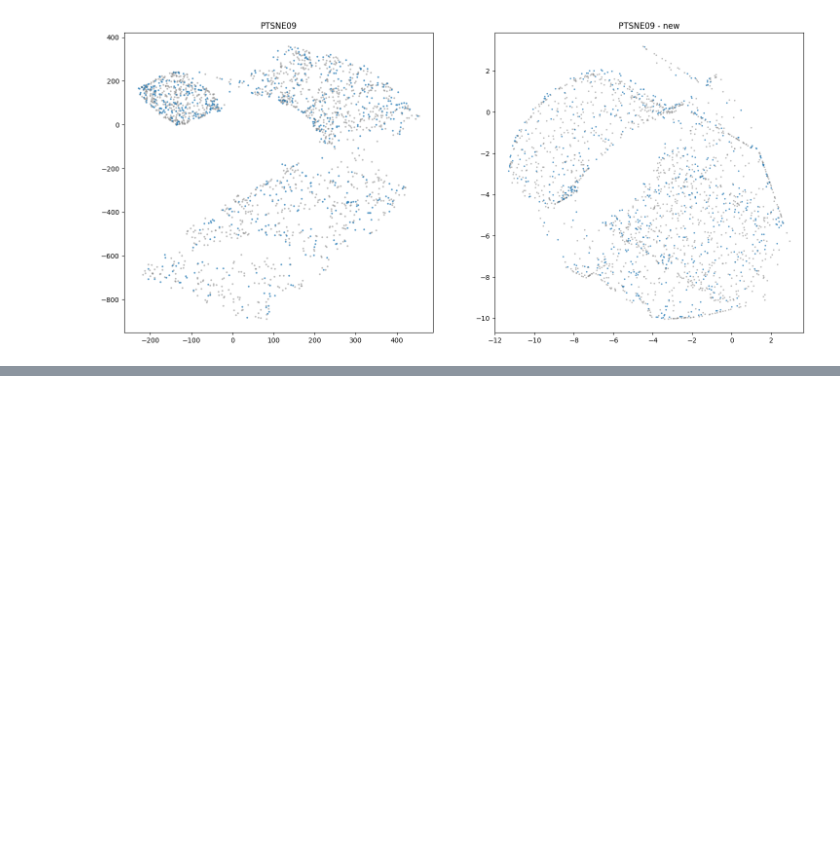
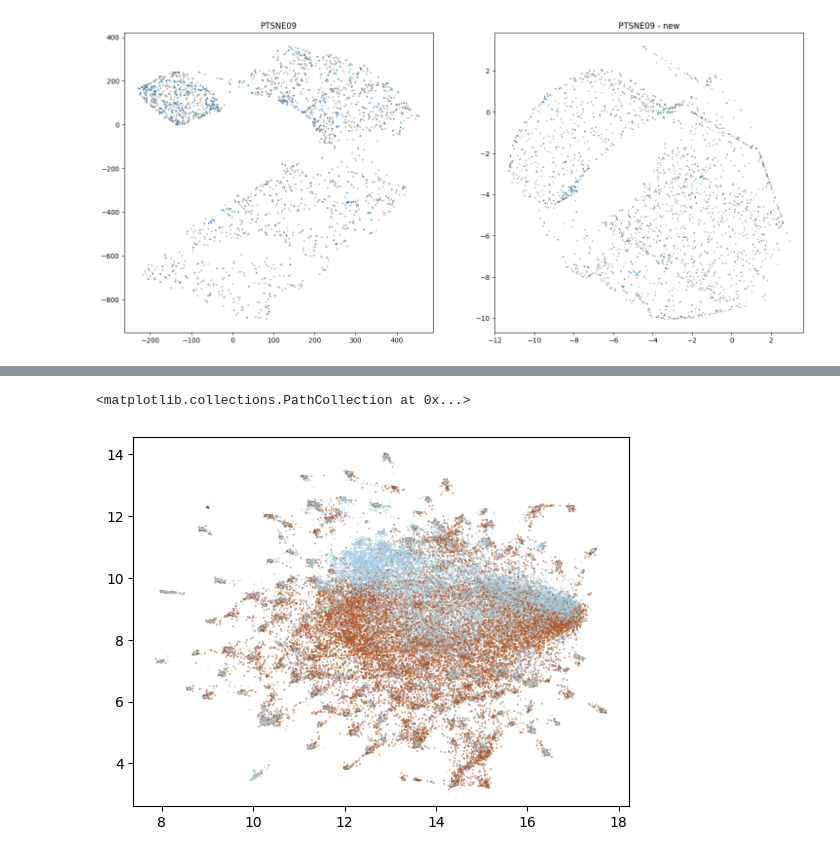
Before and after one commit to Kpure1000/OOS-DR-Benchmark, a Jupyter notebook: projection_test.ipynb, the cells around one changed output, grey strips where cells are left out. Saved outputs shown, nothing was run; the diff lists cells and outputs as text; code cells hidden in the pictures; blank space fills up the shorter version.

Commit message:
update: projection test

```diff
--- a/projection_test.ipynb
+++ b/projection_test.ipynb
@@ -648,3 +648,21 @@ Indexing
 Training time: 0:01:36.036477
 Text(0.5, 1.0, 'PTSNE09 - new')
 [figure]
+# %%
+import h5py as h5
+from umap import UMAP
+import numpy as np
+import matplotlib.pyplot as plt
+from sklearn.feature_extraction.text import TfidfVectorizer
+with h5.File('org_datasets/aclImdb/imdb.h5', 'r') as f:
+    X = np.array(f['X'][:])
+    y = np.array(f['y'][:])
+
+# X_train = np.array(f['X_train'][:])
+# X_test = np.array(f['X_test'][:])
+# y_train = np.array(f['y_train'][:])
+# y_test = np.array(f['y_test'][:])
+# X = np.concatenate([X_train, X_test])
+# y = np.concatenate([y_train, y_test])
+
+print(X.shape, y.shape)
@@ -650,0 +671,7 @@ Text(0.5, 1.0, 'PTSNE09 - new')
+# %%
+
+projector = UMAP(n_neighbors=15, min_dist=0.1, n_components=2, verbose=True)
+proj = projector.fit_transform(X)
+
+# from sklearn.decomposition import PCA
+# proj = PCA().fit_transform(X)
@@ -650,0 +709,5 @@ Text(0.5, 1.0, 'PTSNE09 - new')
+# %%
+plt.scatter(proj[:, 0], proj[:, 1], c=y, cmap='Paired', s=1, marker='.', alpha=0.5)
+# %% [output]
+<matplotlib.collections.PathCollection at 0x...>
+[figure, added]
```
Also changed, not shown: parts of 2 cells of this notebook.
